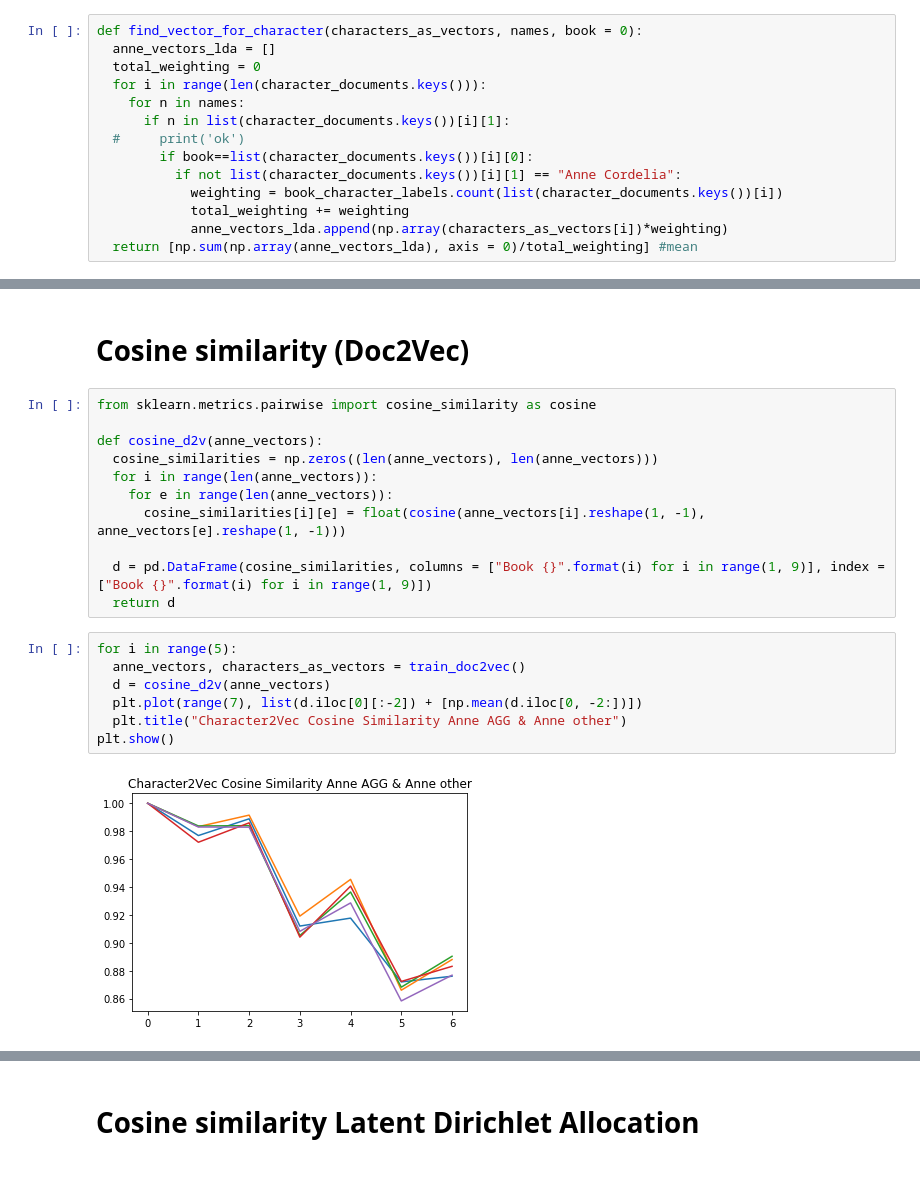
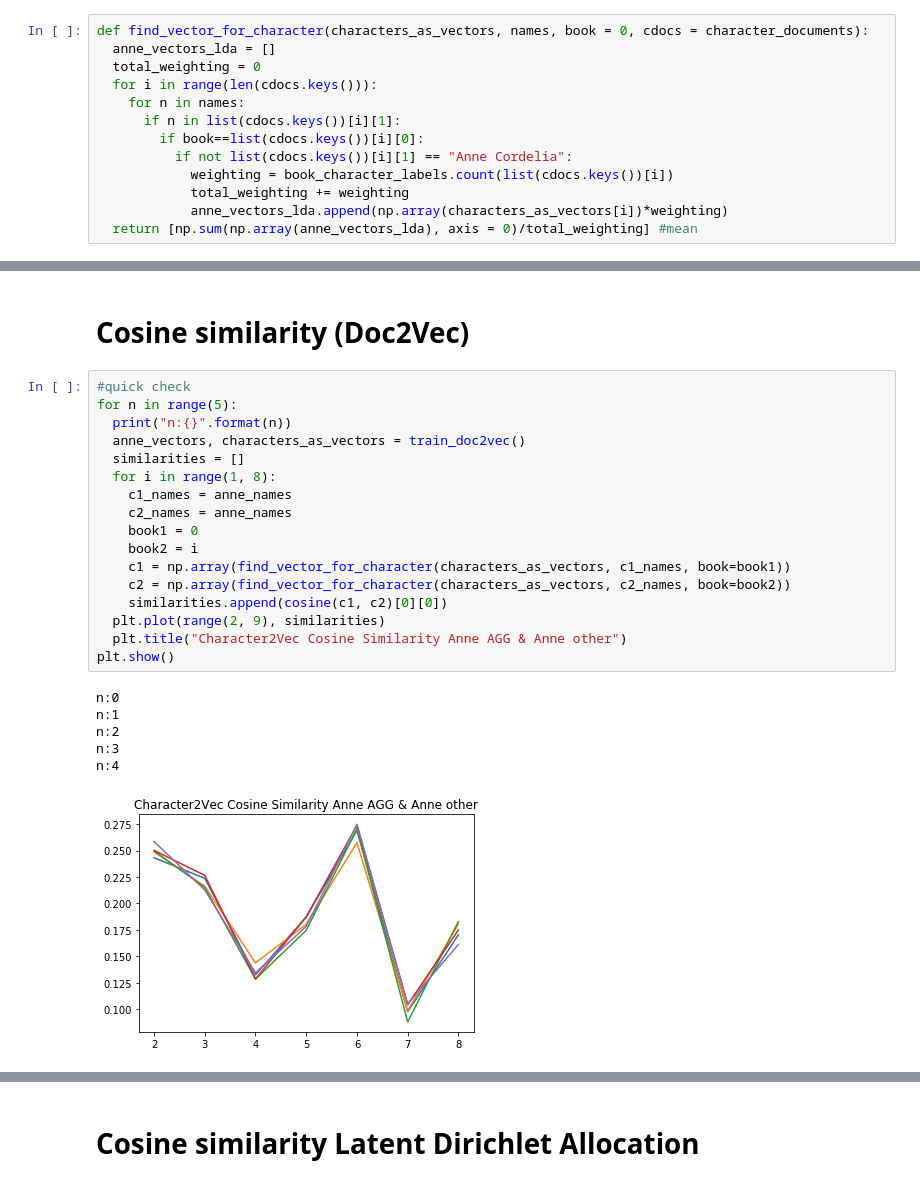
Before and after one commit to nicolenair/Capstone, a Jupyter notebook: Distance_Experiments.ipynb, the cells around one changed output, grey strips where cells are left out. Drawn from its saved outputs; the diff is of its cells as text.

```diff
--- a/Distance_Experiments.ipynb
+++ b/Distance_Experiments.ipynb
@@ -149,14 +194,13 @@ for i in sentences:
 # %%
-def find_vector_for_character(characters_as_vectors, names, book = 0):
+def find_vector_for_character(characters_as_vectors, names, book = 0, cdocs = character_documents):
   anne_vectors_lda = []
   total_weighting = 0
-  for i in range(len(character_documents.keys())):
+  for i in range(len(cdocs.keys())):
     for n in names:
-      if n in list(character_documents.keys())[i][1]:
-  #     print('ok')
-        if book==list(character_documents.keys())[i][0]:
-          if not list(character_documents.keys())[i][1] == "Anne Cordelia":
-            weighting = book_character_labels.count(list(character_documents.keys())[i])
+      if n in list(cdocs.keys())[i][1]:
+        if book==list(cdocs.keys())[i][0]:
+          if not list(cdocs.keys())[i][1] == "Anne Cordelia":
+            weighting = book_character_labels.count(list(cdocs.keys())[i])
             total_weighting += weighting
             anne_vectors_lda.append(np.array(characters_as_vectors[i])*weighting)
   return [np.sum(np.array(anne_vectors_lda), axis = 0)/total_weighting] #mean
@@ -304,22 +341,26 @@ anne_vectors_lda, characters_as_vectors_lda = train_lda()
 # %% [markdown]
 # Cosine similarity (Doc2Vec)
-# %%
-from sklearn.metrics.pairwise import cosine_similarity as cosine
-
-def cosine_d2v(anne_vectors):
-  cosine_similarities = np.zeros((len(anne_vectors), len(anne_vectors)))
-  for i in range(len(anne_vectors)):
-    for e in range(len(anne_vectors)):
-      cosine_similarities[i][e] = float(cosine(anne_vectors[i].reshape(1, -1), anne_vectors[e].reshape(1, -1)))
-
-  d = pd.DataFrame(cosine_similarities, columns = ["Book {}".format(i) for i in range(1, 9)], index = ["Book {}".format(i) for i in range(1, 9)])
-  return d
-# %%
-for i in range(5):
-  anne_vectors, characters_as_vectors = train_doc2vec()
-  d = cosine_d2v(anne_vectors)
-  plt.plot(range(7), list(d.iloc[0][:-2]) + [np.mean(d.iloc[0, -2:])])
-  plt.title("Character2Vec Cosine Similarity Anne AGG & Anne other")
-plt.show()
-# %% [output]
-[figure, removed]
+# %%
+#quick check
+for n in range(5):
+  print("n:{}".format(n))
+  anne_vectors, characters_as_vectors = train_doc2vec()
+  similarities = []
+  for i in range(1, 8):
+    c1_names = anne_names
+    c2_names = anne_names
+    book1 = 0
+    book2 = i
+    c1 = np.array(find_vector_for_character(characters_as_vectors, c1_names, book=book1))
+    c2 = np.array(find_vector_for_character(characters_as_vectors, c2_names, book=book2))
+    similarities.append(cosine(c1, c2)[0][0])
+  plt.plot(range(2, 9), similarities)
+  plt.title("Character2Vec Cosine Similarity Anne AGG & Anne other")
+plt.show()
+# %% [output]
+n:0
+n:1
+n:2
+n:3
+n:4
+[figure, added]
```
Also changed, not shown: parts of 55 cells of this notebook.
